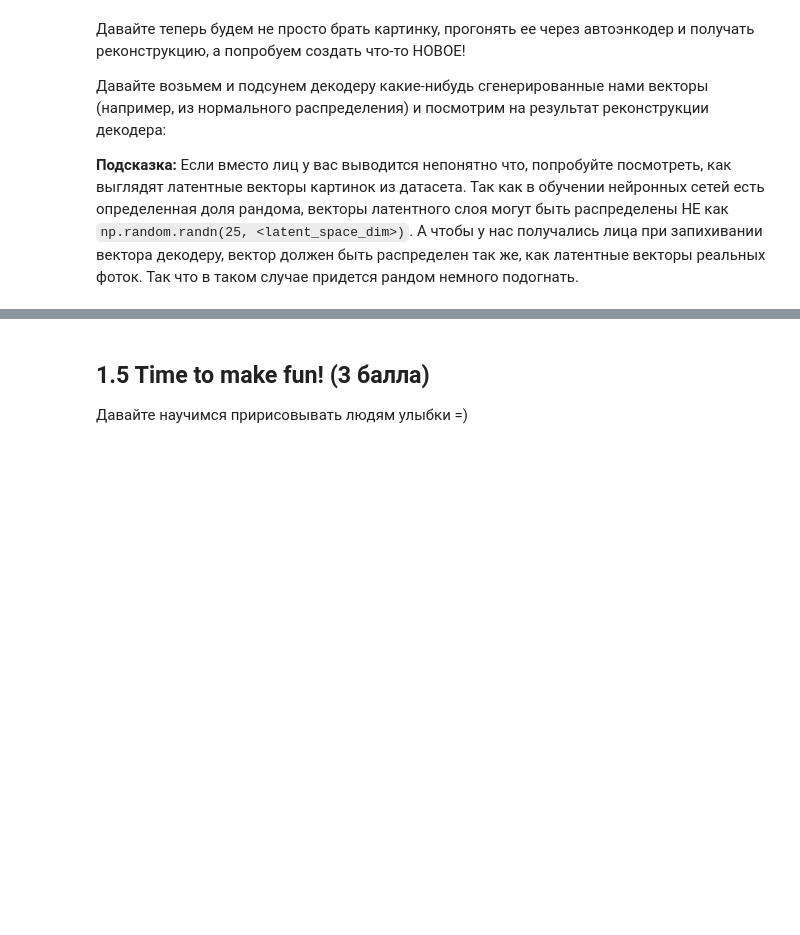
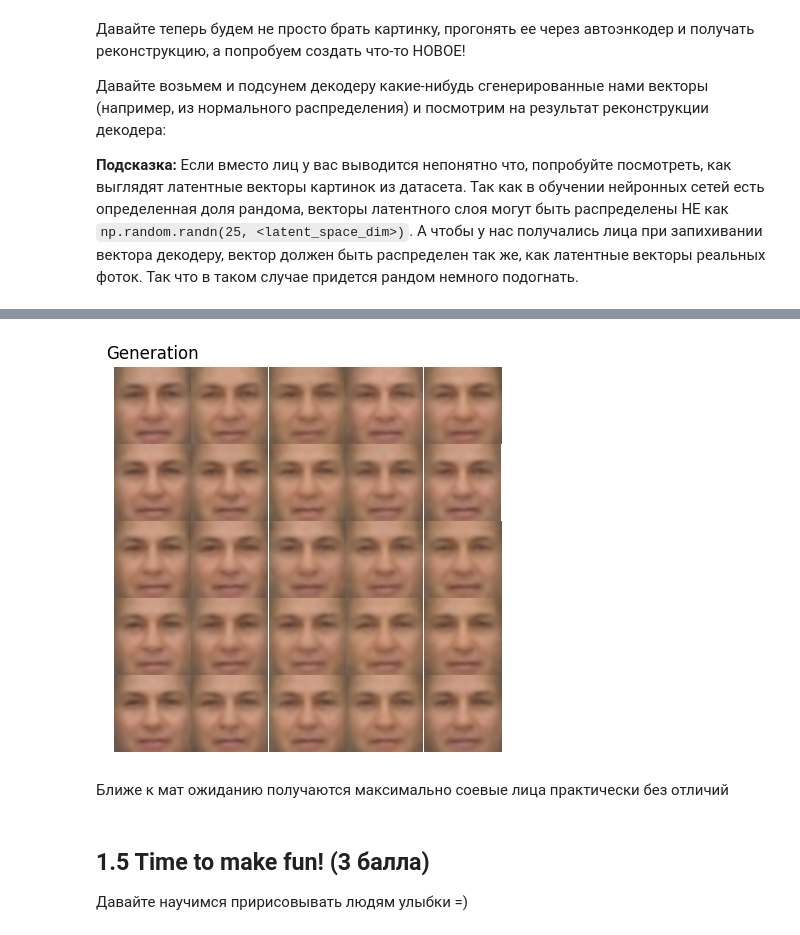
Before and after one commit to Figishe/DeepLearningSchool_part_1_ml_cv, a Jupyter notebook: week_10_AE_VAE/Homework/hw_7_autoencoders.ipynb, the cells around one changed output, grey strips where cells are left out. Drawn from its saved outputs; the diff is of its cells as text; code cells hidden in the pictures; blank space fills up the shorter version.

```diff
--- a/week_10_AE_VAE/Homework/hw_7_autoencoders.ipynb
+++ b/week_10_AE_VAE/Homework/hw_7_autoencoders.ipynb
@@ -390,3 +498,15 @@ output = <скормите z декодеру>
+# %%
+# можно уменьшить разброс чтобы еще больше усреднить
+z = np.random.randn(25, dim_code) * latents_std/8 + latents_mean
+
+with torch.no_grad():
+    output = best_autoencoder.model.decoder(torch.tensor(z).float().to(DEVICE))
+
+plot_generated_images(output, square_size=5)
+# %% [output]
+[figure, added]
+# %% [markdown]
+Ближе к мат ожиданию получаются максимально соевые лица практически без отличий
 # %% [markdown]
 ## 1.5 Time to make fun! (3 балла)
 
```
Also changed, not shown: parts of 14 cells of this notebook.
